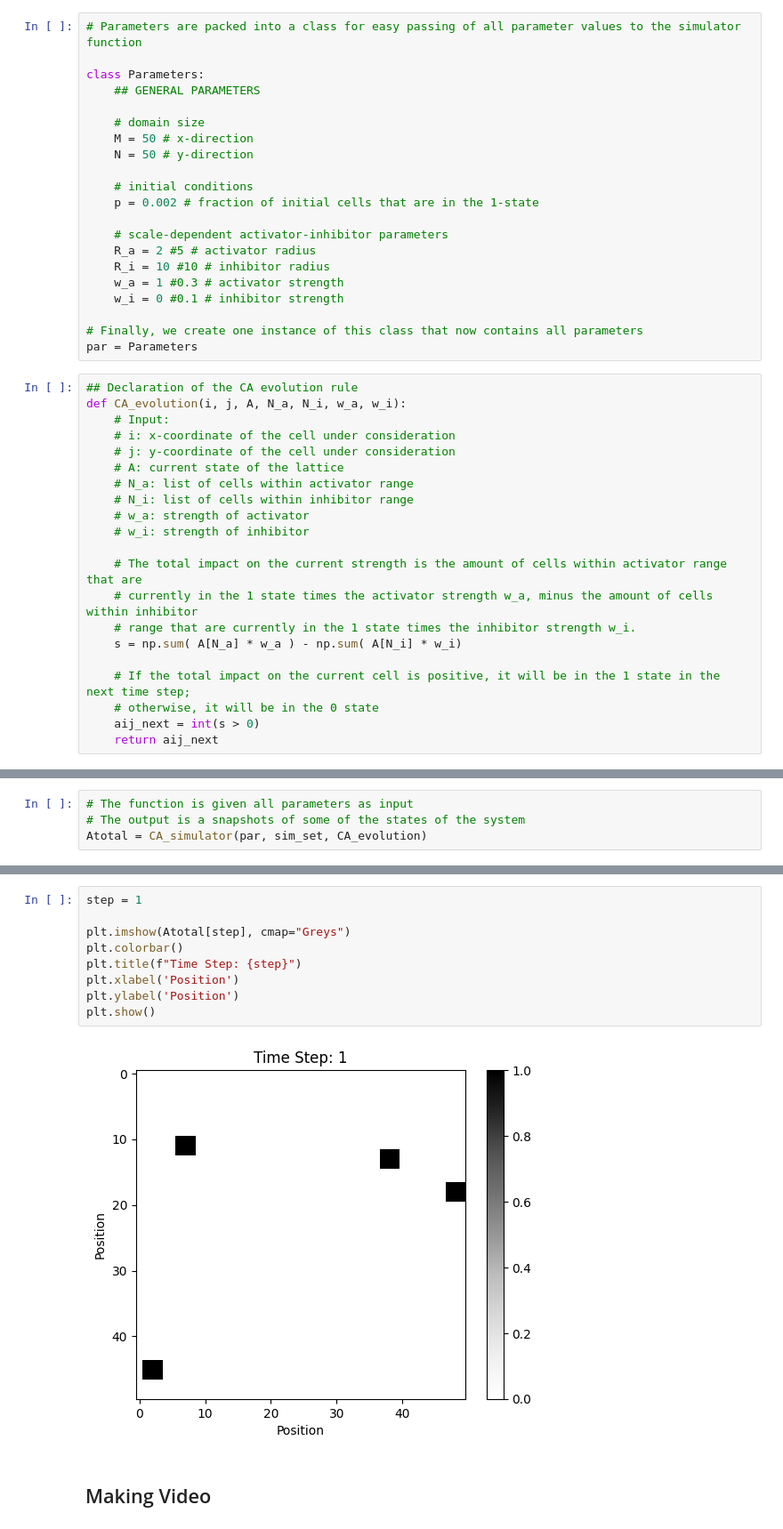
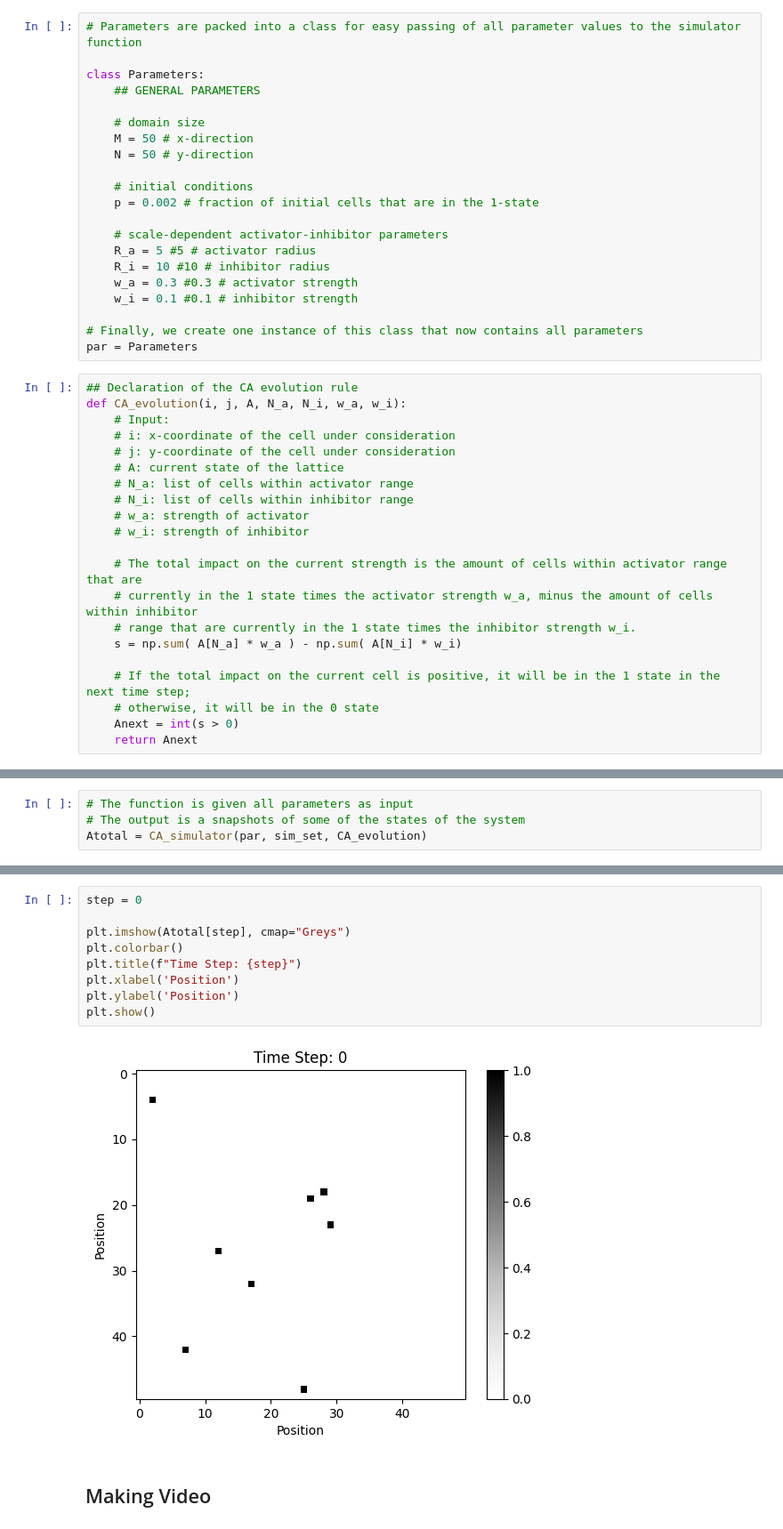
Before and after one commit to guilhermebaos/Utrecht-Summer-School-2024, a Jupyter notebook: Complex-Systems/01-Project-1/CA.ipynb, the cells around one changed output, grey strips where cells are left out. Shown: that part at 89% size. Cells and saved outputs as stored; diff of their text form.

```diff
--- a/Complex-Systems/01-Project-1/CA.ipynb
+++ b/Complex-Systems/01-Project-1/CA.ipynb
@@ -49,10 +49,10 @@ class Parameters:
     p = 0.002 # fraction of initial cells that are in the 1-state
 
     # scale-dependent activator-inhibitor parameters
-    R_a = 2 #5 # activator radius
+    R_a = 5 #5 # activator radius
     R_i = 10 #10 # inhibitor radius
-    w_a = 1 #0.3 # activator strength
-    w_i = 0 #0.1 # inhibitor strength
+    w_a = 0.3 #0.3 # activator strength
+    w_i = 0.1 #0.1 # inhibitor strength
 
 # Finally, we create one instance of this class that now contains all parameters
 par = Parameters
@@ -75,8 +75,8 @@ def CA_evolution(i, j, A, N_a, N_i, w_a, w_i):
 
     # If the total impact on the current cell is positive, it will be in the 1 state in the next time step;
     # otherwise, it will be in the 0 state
-    aij_next = int(s > 0)
-    return aij_next
+    Anext = int(s > 0)
+    return Anext
 # %% [markdown]
 <h1> Simulation Settings </h1>
 # %%
@@ -103,14 +103,14 @@ Atotal = CA_simulator(par, sim_set, CA_evolution)
 # %%
-step = 1
+step = 0
 
 plt.imshow(Atotal[step], cmap="Greys")
 plt.colorbar()
 plt.title(f"Time Step: {step}")
 plt.xlabel('Position')
 plt.ylabel('Position')
 plt.show()
 # %% [output]
-[figure, old version]
+[figure, new version]
 # %% [markdown]
 ## Making Video
 # %%
```
Also changed, not shown: parts of 3 cells of this notebook, 2 other files.
